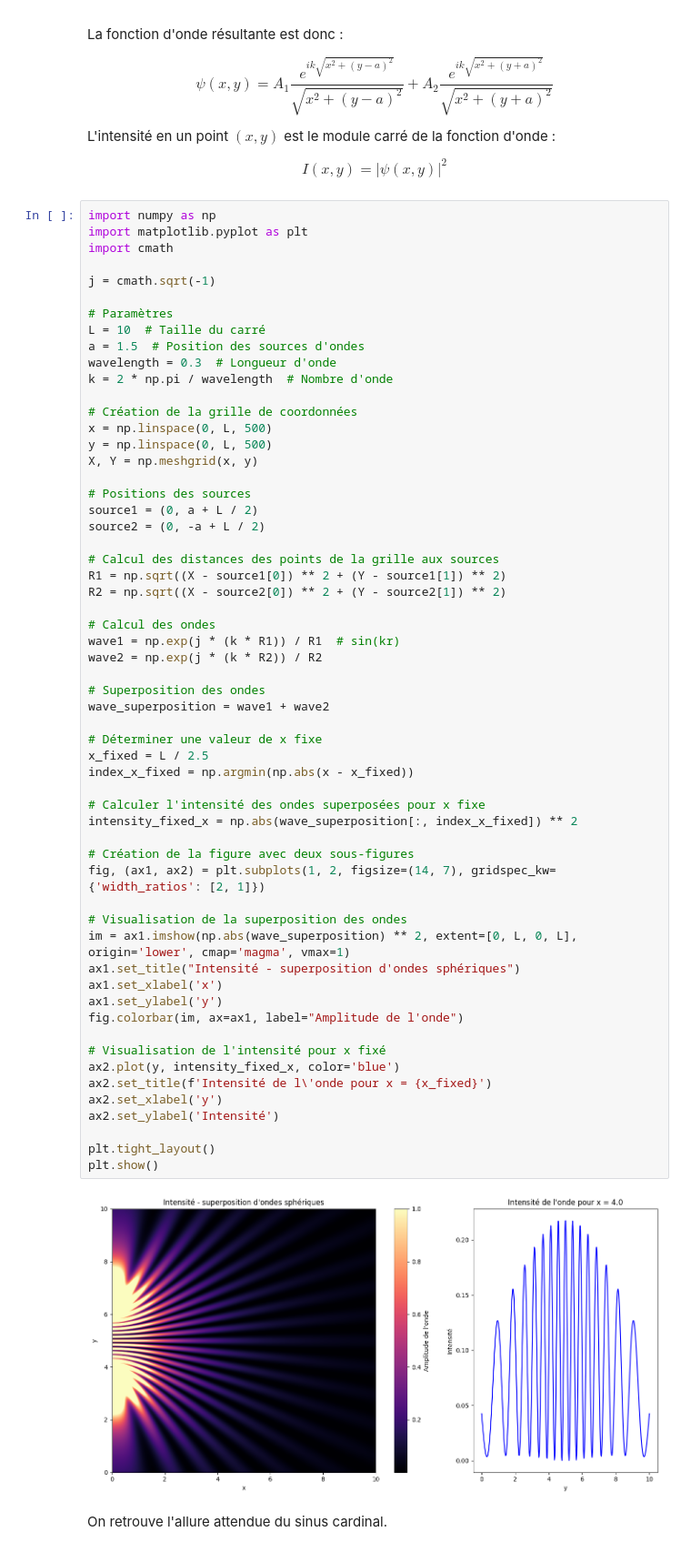
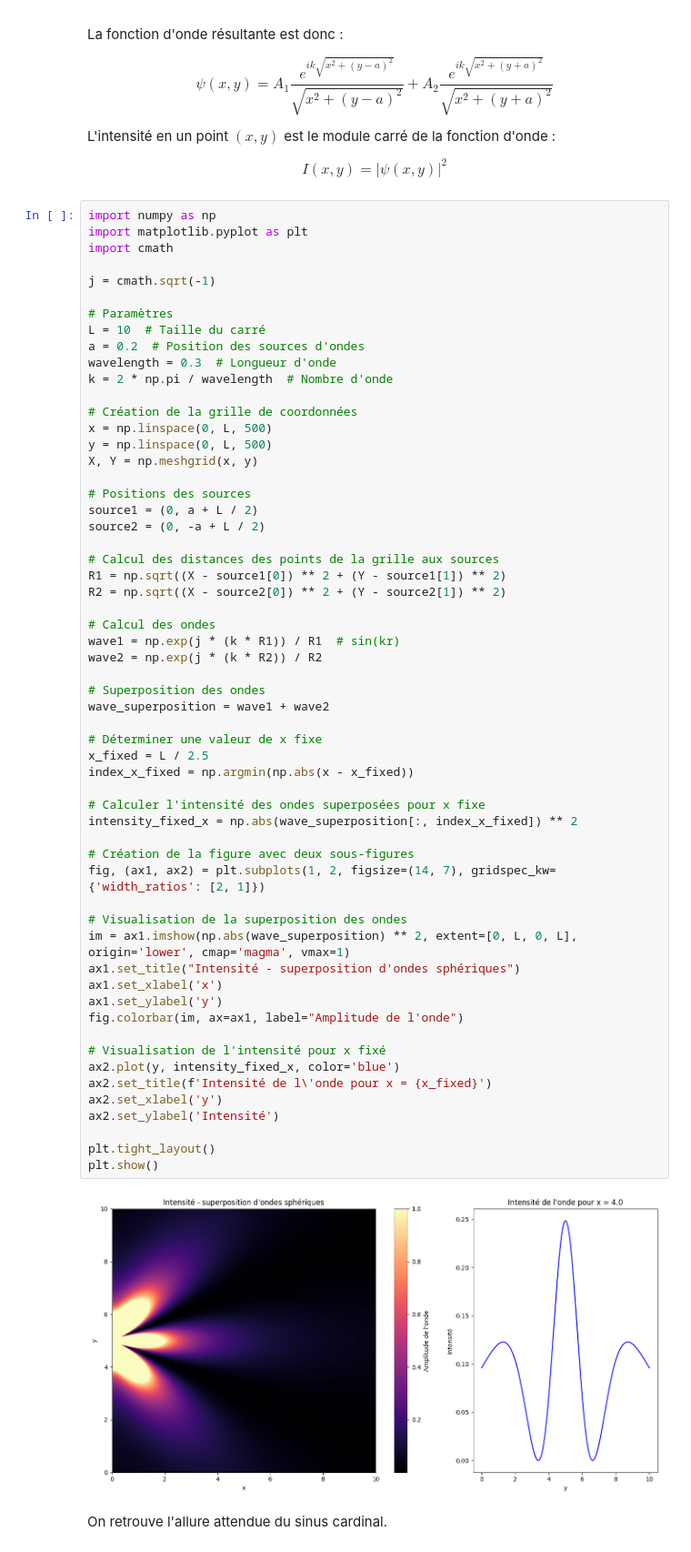
Before and after one commit to MariyaSV78/notebook_Interference, a Jupyter notebook: Interferences_DIGIQ.ipynb, the cells around one changed output. Shown at 91% size. Cells and saved outputs as stored; diff of their text form.

```diff
--- a/Interferences_DIGIQ.ipynb
+++ b/Interferences_DIGIQ.ipynb
@@ -181,7 +181,7 @@ j = cmath.sqrt(-1)
 
 # Paramètres
 L = 10  # Taille du carré
-a = 1.5  # Position des sources d'ondes
+a = 0.2  # Position des sources d'ondes
 wavelength = 0.3  # Longueur d'onde
 k = 2 * np.pi / wavelength  # Nombre d'onde
 
@@ -204,34 +204,34 @@ wave2 = np.exp(j * (k * R2)) / R2
 
 # Superposition des ondes
 wave_superposition = wave1 + wave2
 
 # Déterminer une valeur de x fixe
 x_fixed = L / 2.5
 index_x_fixed = np.argmin(np.abs(x - x_fixed))
 
 # Calculer l'intensité des ondes superposées pour x fixe
 intensity_fixed_x = np.abs(wave_superposition[:, index_x_fixed]) ** 2
 
 # Création de la figure avec deux sous-figures
 fig, (ax1, ax2) = plt.subplots(1, 2, figsize=(14, 7), gridspec_kw={'width_ratios': [2, 1]})
 
 # Visualisation de la superposition des ondes
 im = ax1.imshow(np.abs(wave_superposition) ** 2, extent=[0, L, 0, L], origin='lower', cmap='magma', vmax=1)
 ax1.set_title("Intensité - superposition d'ondes sphériques")
 ax1.set_xlabel('x')
 ax1.set_ylabel('y')
 fig.colorbar(im, ax=ax1, label="Amplitude de l'onde")
 
 # Visualisation de l'intensité pour x fixé
 ax2.plot(y, intensity_fixed_x, color='blue')
 ax2.set_title(f'Intensité de l\'onde pour x = {x_fixed}')
 ax2.set_xlabel('y')
 ax2.set_ylabel('Intensité')
 
 plt.tight_layout()
 plt.show()
 # %% [output]
-[figure, old version]
+[figure, new version]
 # %% [markdown]
 On retrouve l'allure attendue du sinus cardinal.
 # %% [markdown]
```
Also changed, not shown: 5 other files.
